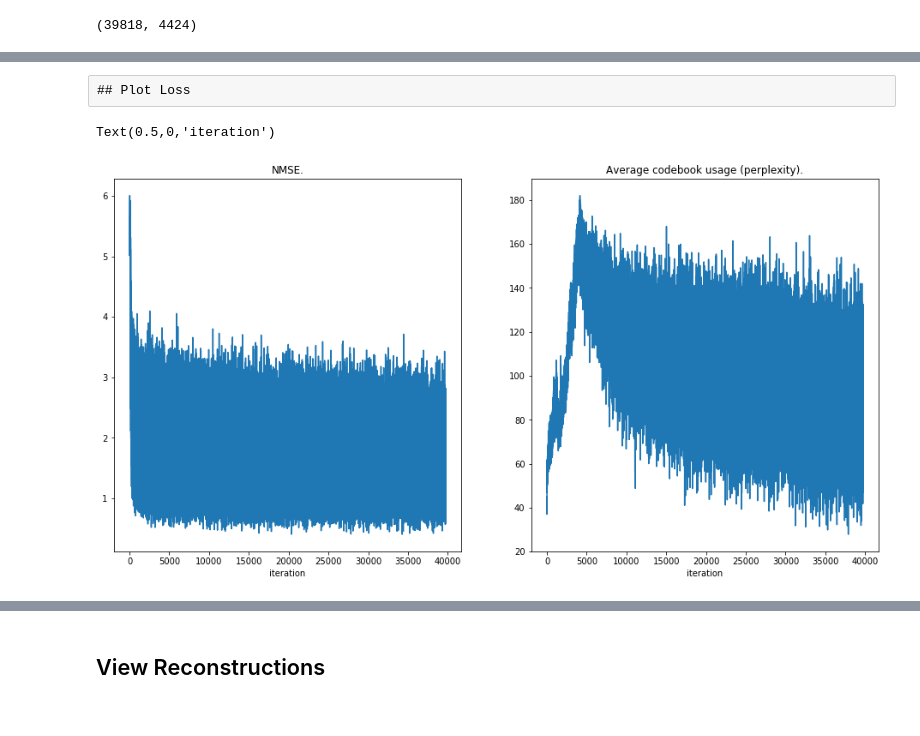
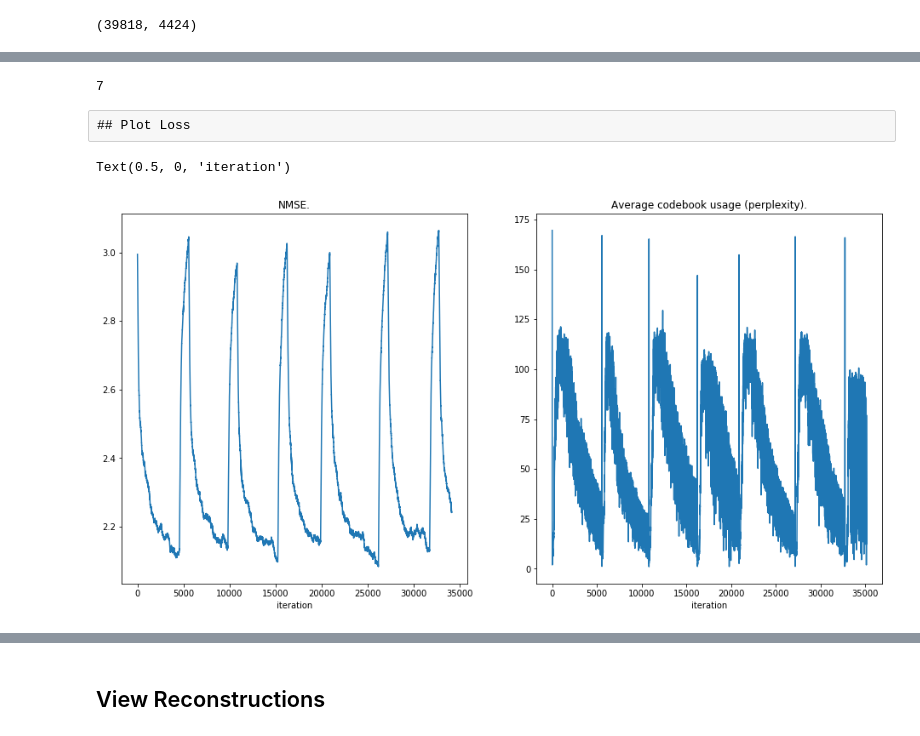
Before and after one commit to ckdgus0505/pytorch_vq_vae_audio, a Jupyter notebook: vq-vae.ipynb, the cells around one changed output, grey strips where cells are left out. Drawn from its saved outputs; the diff is of its cells as text; code cells hidden in the pictures.

Commit message:
Removed batch normalization before vq layer; instead tried to just normalize data on the first run and then restart training if perplexity drops to zero. It didn't work.

```diff
--- a/vq-vae.ipynb
+++ b/vq-vae.ipynb
@@ -246,7 +244,7 @@ class Model(nn.Module):
         #the distribution of encoded values needs to be similar to the initial distribution of embedding vectors
         #otherwise we'll see "posterior collapse": all values will be assigned to the same embedding vector, and stay that way
         #Batch normalization is a simple way to achieve that goal
-        self._batch_norm = nn.BatchNorm1d(1)
+        #self._batch_norm = nn.BatchNorm1d(1)
         if decay > 0.0:
             self._vq_vae = VectorQuantizerEMA(num_embeddings, embedding_dim,
                                               commitment_cost, decay)
@@ -270,14 +268,21 @@ class Model(nn.Module):
                                 use_speaker_embedding=False
                                )
         self.receptive_field = receptive_field_size(total_layers=layers, num_cycles=stacks, kernel_size=kernel_size)
+        self.mean = None
+        self.std = None
     def forward(self, x):
         audio, target, speaker_id = x
         assert len(audio.shape) == 3 # B x C x L
         assert audio.shape[1] == 256
-#         print(audio[-5:].argmax(1))
-#         print(target[-5:])
         z = self._encoder(audio)
-        z = self._batch_norm(z)
+        #normalize output - subtract mean, divide by standard deviation
+        if self.mean is None:
+            self.mean = z.mean().detach()
+        if self.std is None:
+            self.std = z.std().detach()
+        z = z - self.mean
+        z = z / self.std
+
         vq_loss, quantized, perplexity = self._vq_vae(z)
         assert z.shape == quantized.shape
         x_recon = self._decoder(audio, quantized, speaker_id, softmax=False)
@@ -304,8 +309,8 @@ total_layers=30
 num_cycles=3
 
 
-#decay = 0.99
-decay = 0
+decay = 0.99
+#decay = 0
 
 learning_rate = 3e-4
 # %%
@@ -331,7 +336,7 @@ optimizer = optim.Adam(model.parameters(), lr=learning_rate, amsgrad=False)
 scheduler = torch.optim.lr_scheduler.ReduceLROnPlateau(optimizer,
                                                            mode='min',
                                                            factor=0.2,
-                                                           patience=10000,
+                                                           patience=50000,
                                                            verbose=True,
                                                            threshold=0.0001,
                                                            threshold_mode='rel',
@@ -435,18 +489,24 @@ perplexity: 87.375
+# %%
+print(num_restarts)
+# %% [output]
+7
 # %% [raw]
 ## Plot Loss
+# %%
+from scipy.signal import convolve
+smooth_loss = convolve(train_res_recon_error, [0.001] * 1000, mode='valid')
 # %%
-#plot for cosine annealing lr_scheduler
 f = plt.figure(figsize=(16,8))
 ax = f.add_subplot(1,2,1)
-ax.plot(train_res_recon_error)
+ax.plot(smooth_loss)
 #ax.set_yscale('log')
 ax.set_title('NMSE.')
 ax.set_xlabel('iteration')
 
 ax = f.add_subplot(1,2,2)
 ax.plot(train_res_perplexity)
 ax.set_title('Average codebook usage (perplexity).')
 ax.set_xlabel('iteration')
 # %% [output]
-Text(0.5,0,'iteration')
+Text(0.5, 0, 'iteration')
-[figure, old version]
+[figure, new version]
```
Also changed, not shown: parts of 16 cells of this notebook.
